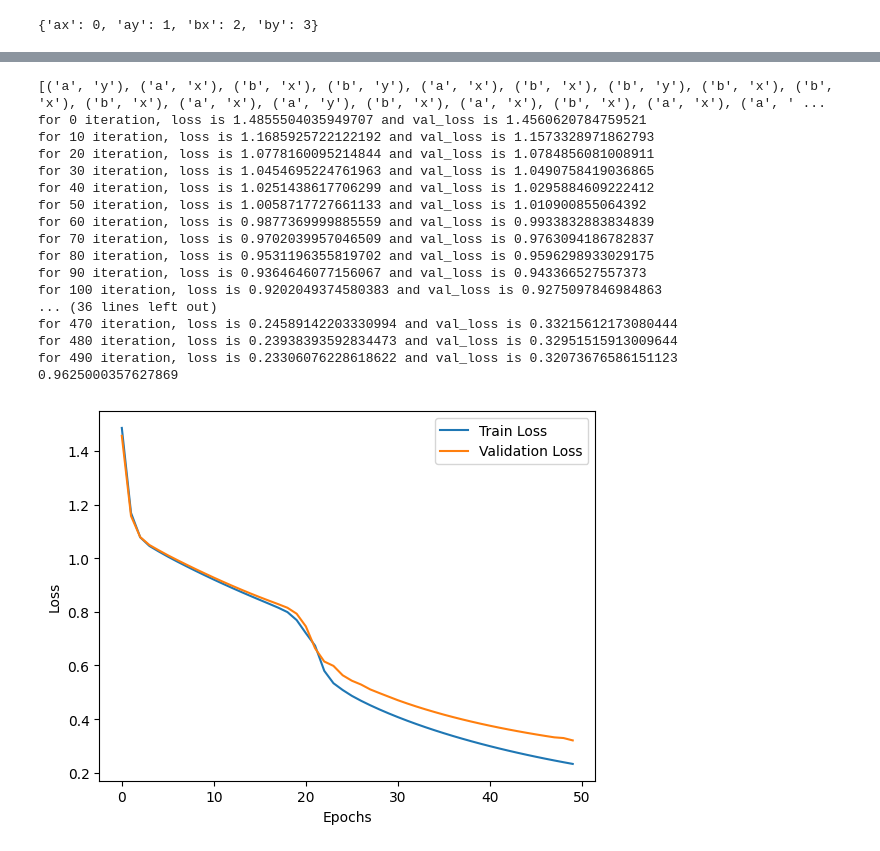
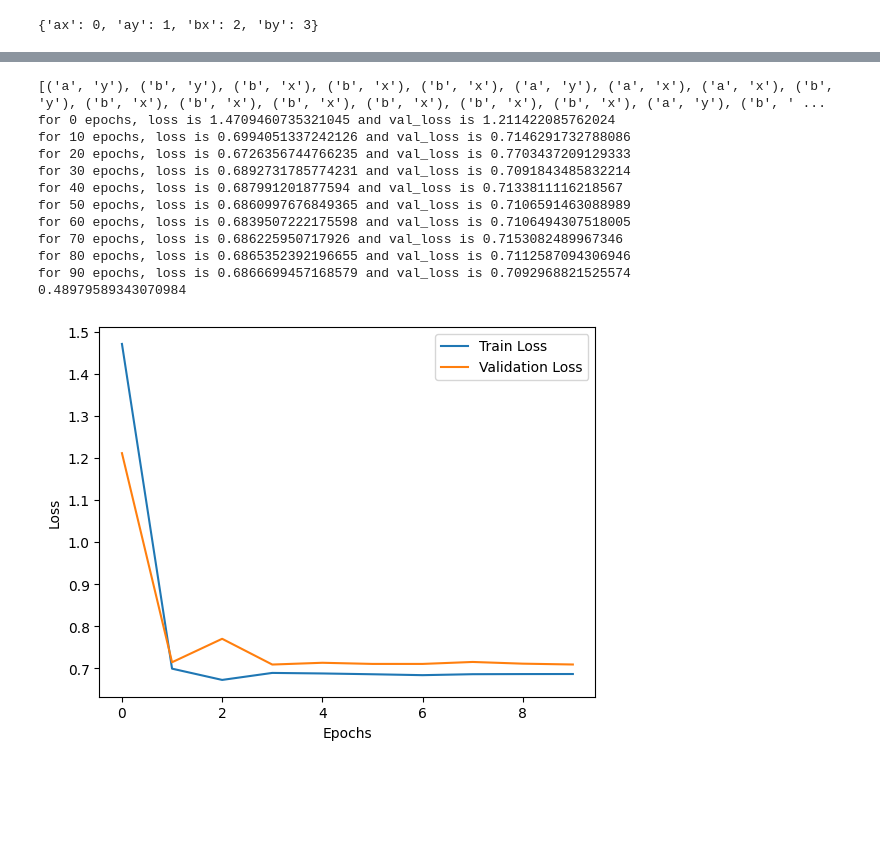
Before and after one commit to PEmarrel/Dpt_transformers, a Jupyter notebook: start.ipynb, the cells around one changed output, grey strips where cells are left out. Cells and saved outputs as stored; diff of their text form; code cells hidden in the pictures; blank space fills up the shorter version.

```diff
--- a/start.ipynb
+++ b/start.ipynb
@@ -189,10 +189,11 @@ This figure resume compute with matrix :
 class FeedForward(nn.Module):
     def __init__(self,cfg):
         super().__init__()
+        # TODO fct FFN we can change the number of layers
         self.layers = nn.Sequential(
-            nn.Linear(cfg["emb_dim"], 4 * cfg["emb_dim"], bias=cfg["qkv_bias"]),
+            nn.Linear(cfg["emb_dim"], cfg["emb_dim"] // 2, bias=cfg["qkv_bias"]),
             nn.GELU(),
-            nn.Linear(4 * cfg["emb_dim"], cfg["emb_dim"], bias=cfg["qkv_bias"])
+            nn.Linear(cfg["emb_dim"] // 2, cfg["emb_dim"], bias=cfg["qkv_bias"])
         )
 
     def forward(self,x):
@@ -868,15 +869,20 @@ class SimpleTokenizerV1:
         self.int_to_str = {i:s for s,i in vocab.items()}
 
     def encode(self, text):
-        # processed_text = [item.strip() for item in re.split(r'([,.:?_!"()\']|--|\s)', text) if item.strip()]
-        # processed_text = [item if item in self.str_to_int else "<|unk|>" for item in text]
-        ids = [self.str_to_int[word] for word in text]
-        return ids
+        """
+
+        """
+        if type(text) == list:
+            return [self.str_to_int[word] for word in text]
+        else:
+            return self.str_to_int[text]
 
     def decode(self, ids):
-        text = " ".join([self.int_to_str[id] for id in ids])
-        return text
+        if type(ids) == list:
+            return [self.int_to_str[id] for id in ids]
+        else:
+            return self.int_to_str[ids]
 
-tokenizer = SimpleTokenizerV1(vocab)
+# tokenizer = SimpleTokenizerV1(vocab)
 
-print(tokenizer.encode(["011", "102", "113"]))
+# print(tokenizer.encode(["011", "102", "113"]))
@@ -1345,7 +1309,7 @@ historyTest = []
 context_lenght = 21
 nb_seq_valance = 3
 
-env = env6Str()
+env = env3Str()
 
 action = 0
 inputs = torch.tensor([[action]])
@@ -1358,17 +1322,19 @@ valence = {
     ('b', 'y') : 0
 }
 
+# test
+for i in range(1000):
+    action = np.random.choice(['a', 'b'])
+    feedback = env.outcome(action)
+    historyTest.append((str(action), str(feedback)))
+
+# TODO lunch test to see evolued accuracy and loss in function of the number of training
 # train
 for i in range(100):
     action = np.random.choice(['a', 'b'])
     feedback = env.outcome(action)
     history.append((str(action), str(feedback)))
 
-# test
-for i in range(100):
-    action = np.random.choice(['a', 'b'])
-    feedback = env.outcome(action)
-    historyTest.append((str(action), str(feedback)))
 
 print(history)
 tmpInput, tmpTarget = inter_action_and_feedback_size(history, context_lenght)
@@ -1388,50 +1354,45 @@ tmpXtest, tmpYtest = inter_action_and_feedback_size(historyTest, context_lenght)
 x_test = []
 for i, one_input in enumerate(tmpXtest):
     x_test.append(tokenizer.encode(one_input))
 y_test = tokenizer.encode(tmpYtest)
 
 x_test = torch.tensor(x_test, dtype=torch.long).to(device)
 y_test = torch.tensor(y_test, dtype=torch.long).to(device)
 
 mymodel = GPTModel({
         "vocab_size": len(['a', 'b', 'x', 'y']),
         "context_length": context_lenght,
         "emb_dim": 16 * 2,
         "n_heads": 4,
         "n_leayers": 4,
         "drop_rate": 0.2,
         "qkv_bias": False,
         "device": device
     })
 
-optimizer = torch.optim.AdamW(mymodel.parameters(), lr=1e-4, weight_decay=1e-2)
+optimizer = torch.optim.AdamW(mymodel.parameters(), lr=1e-2, weight_decay=1e-2)
 
-train_loss, val_loss = train_simple(mymodel, optimizer, inputs, targets, 500, x_test, y_test)
+train_loss, val_loss = train_simple(mymodel, optimizer, inputs, targets, 100, x_test, y_test)
 
 print(accuracy(mymodel, x_test, y_test))
 
 plt.plot(train_loss, label='Train Loss')
 plt.plot(val_loss, label='Validation Loss')
 plt.xlabel('Epochs')
 plt.ylabel('Loss')
 plt.legend()
 plt.show()
 # %% [output]
-[('a', 'y'), ('a', 'x'), ('b', 'x'), ('b', 'y'), ('a', 'x'), ('b', 'x'), ('b', 'y'), ('b', 'x'), ('b', 'x'), ('b', 'x'), ('a', 'x'), ('a', 'y'), ('b', 'x'), ('a', 'x'), ('b', 'x'), ('a', 'x'), ('a', ' ...
-for 0 iteration, loss is 1.4855504035949707 and val_loss is 1.4560620784759521
-for 10 iteration, loss is 1.1685925722122192 and val_loss is 1.1573328971862793
-for 20 iteration, loss is 1.0778160095214844 and val_loss is 1.0784856081008911
-for 30 iteration, loss is 1.0454695224761963 and val_loss is 1.0490758419036865
-for 40 iteration, loss is 1.0251438617706299 and val_loss is 1.0295884609222412
-for 50 iteration, loss is 1.0058717727661133 and val_loss is 1.010900855064392
-for 60 iteration, loss is 0.9877369999885559 and val_loss is 0.9933832883834839
-for 70 iteration, loss is 0.9702039957046509 and val_loss is 0.9763094186782837
-for 80 iteration, loss is 0.9531196355819702 and val_loss is 0.9596298933029175
-for 90 iteration, loss is 0.9364646077156067 and val_loss is 0.943366527557373
-for 100 iteration, loss is 0.9202049374580383 and val_loss is 0.9275097846984863
-... (36 lines left out)
-for 470 iteration, loss is 0.24589142203330994 and val_loss is 0.33215612173080444
-for 480 iteration, loss is 0.23938393592834473 and val_loss is 0.32951515913009644
-for 490 iteration, loss is 0.23306076228618622 and val_loss is 0.32073676586151123
-0.9625000357627869
+[('a', 'y'), ('b', 'y'), ('b', 'x'), ('b', 'x'), ('b', 'x'), ('a', 'y'), ('a', 'x'), ('a', 'x'), ('b', 'y'), ('b', 'x'), ('b', 'x'), ('b', 'x'), ('b', 'x'), ('b', 'x'), ('b', 'x'), ('a', 'y'), ('b', ' ...
+for 0 epochs, loss is 1.4709460735321045 and val_loss is 1.211422085762024
+for 10 epochs, loss is 0.6994051337242126 and val_loss is 0.7146291732788086
+for 20 epochs, loss is 0.6726356744766235 and val_loss is 0.7703437209129333
+for 30 epochs, loss is 0.6892731785774231 and val_loss is 0.7091843485832214
+for 40 epochs, loss is 0.687991201877594 and val_loss is 0.7133811116218567
+for 50 epochs, loss is 0.6860997676849365 and val_loss is 0.7106591463088989
+for 60 epochs, loss is 0.6839507222175598 and val_loss is 0.7106494307518005
+for 70 epochs, loss is 0.686225950717926 and val_loss is 0.7153082489967346
+for 80 epochs, loss is 0.6865352392196655 and val_loss is 0.7112587094306946
+for 90 epochs, loss is 0.6866699457168579 and val_loss is 0.7092968821525574
+0.48979589343070984
-[figure, old version]
+[figure, new version]
```
Also changed, not shown: parts of 31 cells of this notebook.
